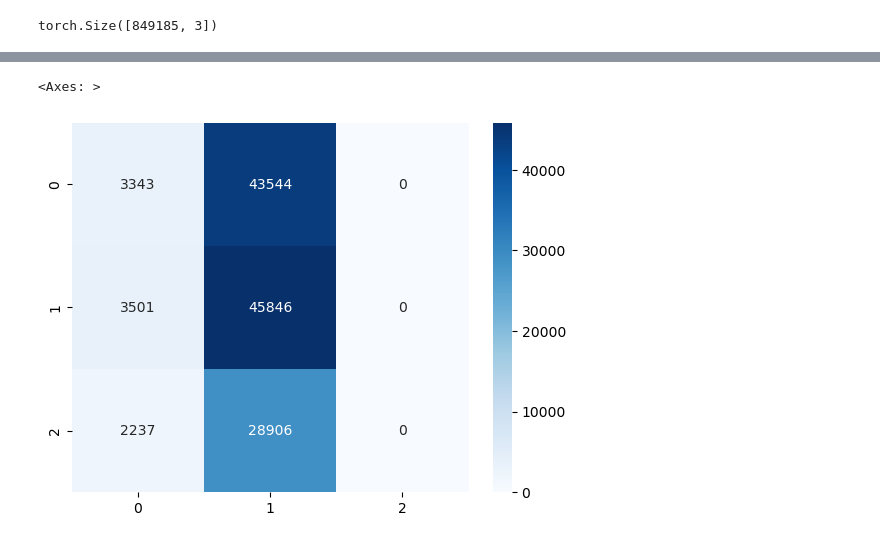
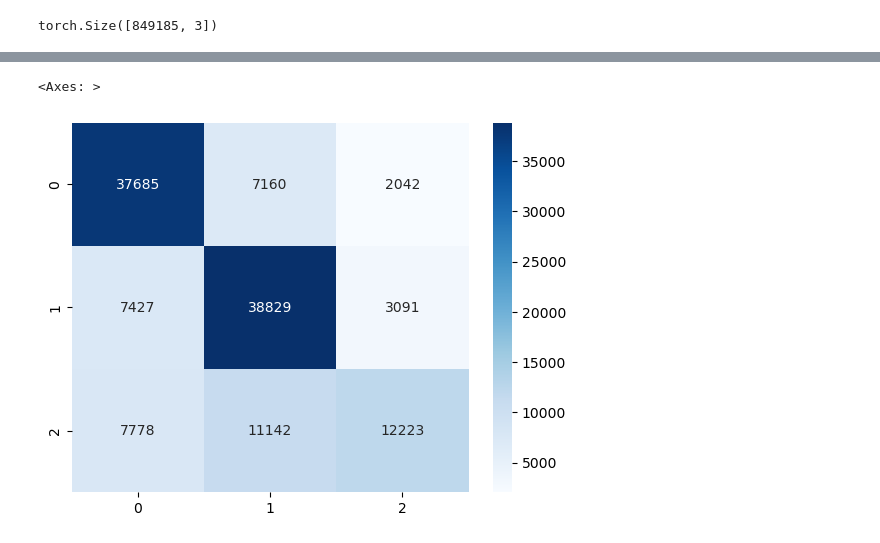
Before and after one commit to drigba/Data_mining_recommendation_system, a Jupyter notebook: gnn_loader.ipynb, the cells around one changed output, grey strips where cells are left out. Drawn from its saved outputs; the diff is of its cells as text; code cells hidden in the pictures.

Commit message:
gnn_loader: task1 works, gnn_loader2: task2 NOT STARTED graph_creation: for task 1 graph_creatin_task2: just started

```diff
--- a/gnn_loader.ipynb
+++ b/gnn_loader.ipynb
@@ -116,7 +116,8 @@ data['product'].x = product_x
 data['customer'].x = customer_x
 # data['customer'].num_nodes = len(customer_x)
 data['customer', 'order'].edge_index = customer_order_edge_index
-data['customer', 'order'].edge_attr = customer_order_edge_attr
+data['customer', 'order'].edge_attr = customer_order_edge_attr[:,0]
+data['customer', 'order'].edge_mask = customer_order_edge_attr[:,1:]
 data['customer', 'order'].edge_label = customer_order_edge_label
 
 data['order',  'product'].edge_index = order_product_edge_index
@@ -256,7 +257,7 @@ class MyModel(torch.nn.Module):
         # feature_embeddings["size"] = torch.nn.Embedding(NUM_SIZES, embedding_dim)
         # self.feature_embeddings = torch.nn.ModuleDict(feature_embeddings)
 
-        self.classifier = Linear(7, 3)
+        self.classifier = Linear(2*embedding_dim, 3)
 
 
     def forward(self, x, edge_index, edge_attr):
@@ -271,17 +272,14 @@ class MyModel(torch.nn.Module):
         # s_e = self.feature_embeddings["size"](edge_attr[('order', 'to', 'product')][:,1])
         # edge_attr[('order', 'to', 'product')] = torch.cat([c_e,s_e],dim=-1)
         # print(x.keys(), edge_index.keys())
-        print("1")
         output =  self.model(x, edge_index,edge_attr)
         o_p_index = edge_index[('customer', 'to', 'order')]
         c_f = output["customer"][o_p_index[0]]
         o_f = output["order"][o_p_index[1]]
-        print("2")
         # print(c_f.shape, o_f.shape, edge_attr[("customer", "to", "order")][:,0].unsqueeze(-1).shape)
-        f = torch.cat([c_f,o_f,edge_attr["customer","to", "order"][:,0].unsqueeze(-1)],dim=-1)
-        # pred = self.classifier(f)
-        print("3")
-        return output["order"]
+        f = torch.cat([c_f,o_f],dim=-1)
+        pred = self.classifier(f)
+        return pred
 # %%
 data.edge_attr_dict["customer","to","order"]
 # %% [output]
@@ -321,11 +315,10 @@ val_loader = NeighborLoader(
 # %%
 # Models learn, overfit but does not generalize
-
-# model = GNN(hidden_channels=64, out_channels=3)
-model = GAT(hidden_channels =  16,out_channels =3)
+embedding_dim = 3
+model = GAT(hidden_channels =  16,out_channels =embedding_dim)
 model = to_hetero(model, data.metadata(), aggr='sum').to(device)
 # model = HAN(in_channels = -1, out_channels = 3, hidden_channels=64, heads=8).to(device)
-embedded_model = MyModel(model, embedding_dim=15).to(device)
+embedded_model = MyModel(model, embedding_dim=embedding_dim).to(device)
 optimizer = torch.optim.Adam(embedded_model.parameters(), lr=0.001)
 
 # https://github.com/pyg-team/pytorch_geometric/issues/3604
@@ -435,20 +458,20 @@ for epoch in range(1, 300):
 # %%
 from sklearn.metrics import confusion_matrix
 import seaborn as sns
 embedded_model.eval()
 output = embedded_model(data.x_dict, data.edge_index_dict,data.edge_attr_dict
                 )
 mask_index = -2
-mask = data['customer', 'order'].edge_attr[:,mask_index].bool()
-pred = F.softmax(output["order"][mask], dim=-1)
+mask = data['customer', 'order'].edge_mask[:,mask_index].bool()
+pred = F.softmax(output[mask], dim=-1)
 target = data['customer', 'order'].edge_label[mask].squeeze()
 pred = pred.argmax(dim=-1)
 
 cfm = confusion_matrix(target.cpu().numpy(), pred.cpu().numpy())
 sns.heatmap(cfm, annot=True, fmt='d', cmap='Blues')
 # %% [output]
 <Axes: >
-[figure, old version]
+[figure, new version]
 # %%
 import matplotlib.pyplot as plt
 plt.plot(losses)
```
Also changed, not shown: parts of 11 cells of this notebook, 3 other files.
